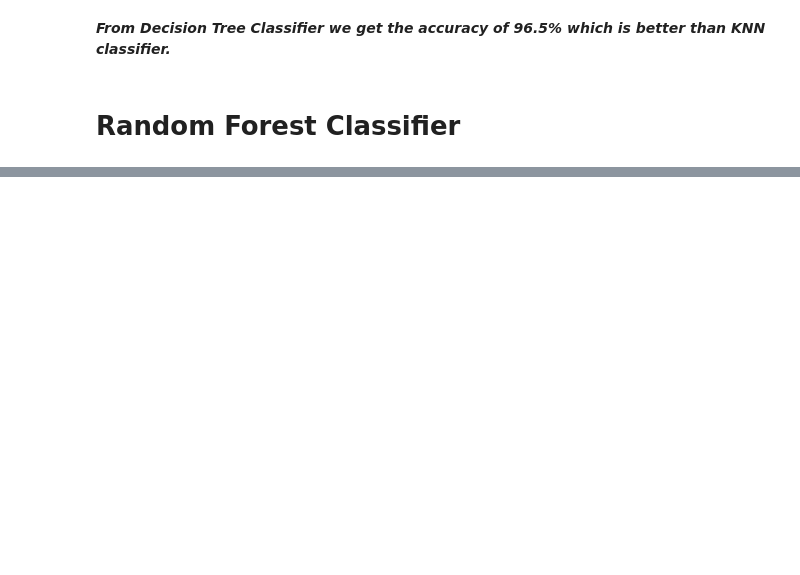
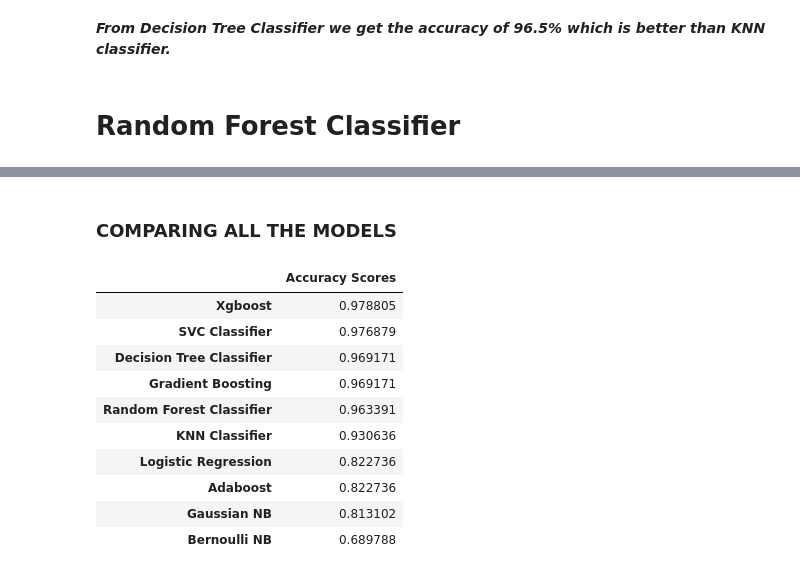
Before and after one commit to shobhit020/Car-Evalution-Dataset, a Jupyter notebook: Car_Evaluation_Dataset.ipynb, the cells around one changed output, grey strips where cells are left out. Drawn from its saved outputs; the diff is of its cells as text; code cells hidden in the pictures; blank space fills up the shorter version.

```diff
--- a/Car_Evaluation_Dataset.ipynb
+++ b/Car_Evaluation_Dataset.ipynb
@@ -336,0 +685,2 @@ print(classification_report(y_test,y_pred))
+# %% [markdown]
+### COMPARING ALL THE MODELS
@@ -336,0 +699,14 @@ print(classification_report(y_test,y_pred))
+# %%
+pd.DataFrame(index= dict.keys(), data = dict.values(), columns=['Accuracy Scores']).sort_values(by=['Accuracy Scores'],ascending= False)
+# %% [output]
+|  | Accuracy Scores |
+| Xgboost | 0.978805 |
+| SVC Classifier | 0.976879 |
+| Decision Tree Classifier | 0.969171 |
+| Gradient Boosting | 0.969171 |
+| Random Forest Classifier | 0.963391 |
+| KNN Classifier | 0.930636 |
+| Logistic Regression | 0.822736 |
+| Adaboost | 0.822736 |
+| Gaussian NB | 0.813102 |
+| Bernoulli NB | 0.689788 |
```
Also changed, not shown: parts of 102 cells of this notebook.
